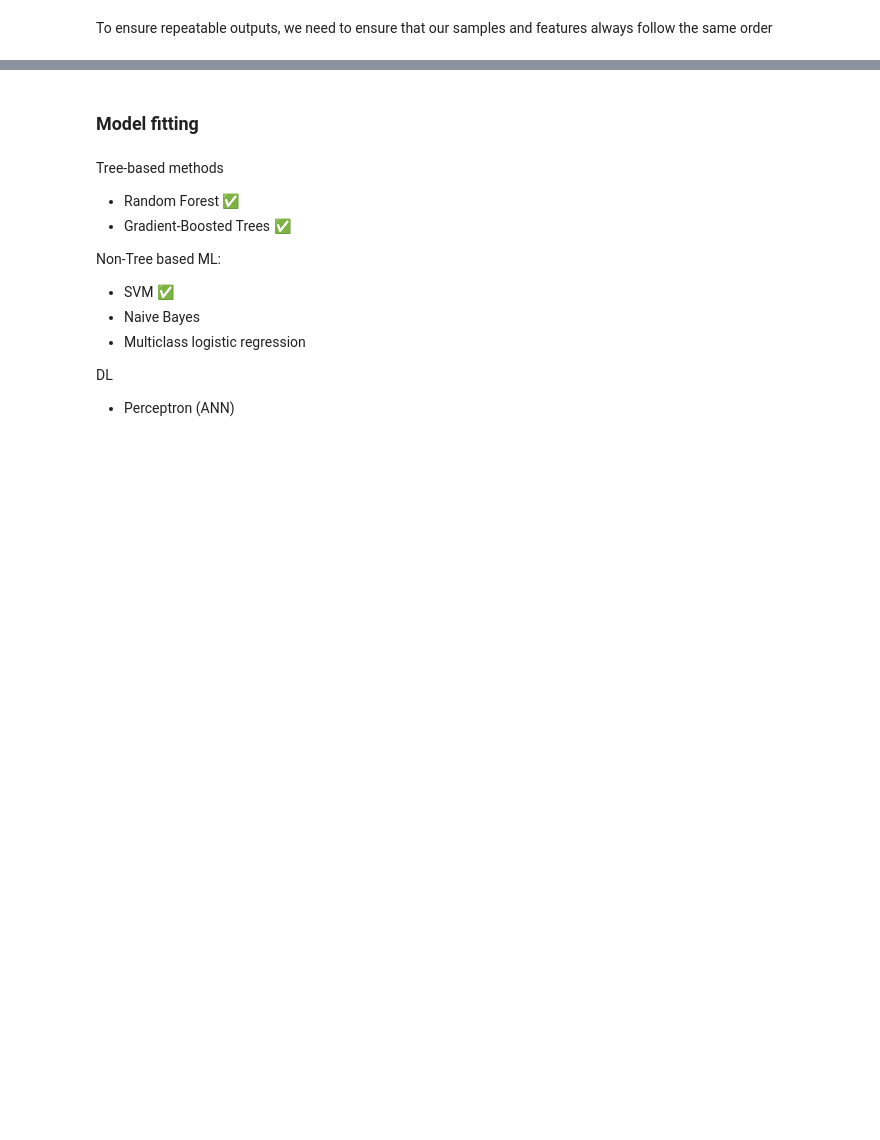
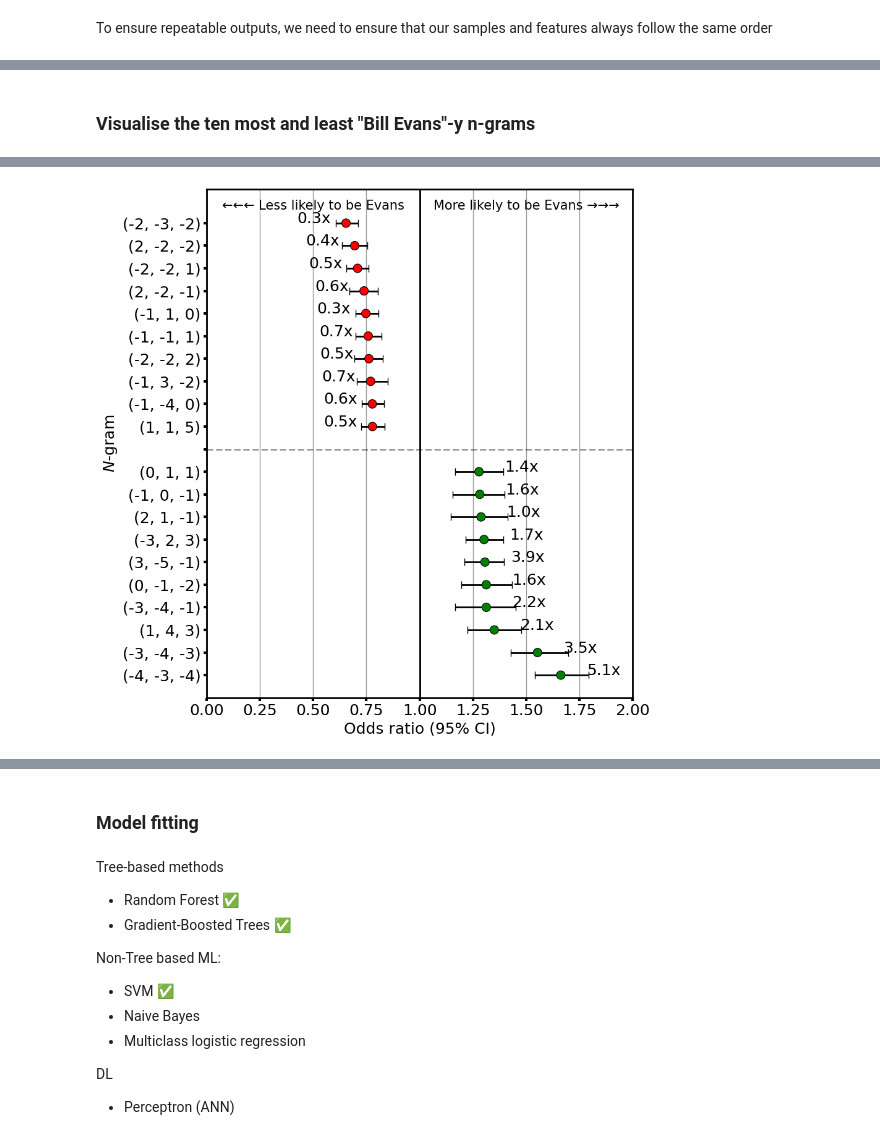
Before and after one commit to HuwCheston/Jazz-Trio-Database, a Jupyter notebook: notebooks/prediction/0.1-cheston-prediction-rhythm-melody.ipynb, the cells around one changed output, grey strips where cells are left out. Cells and saved outputs as stored; diff of their text form; code cells hidden in the pictures; blank space fills up the shorter version.

```diff
--- a/notebooks/prediction/0.1-cheston-prediction-rhythm-melody.ipynb
+++ b/notebooks/prediction/0.1-cheston-prediction-rhythm-melody.ipynb
@@ -80,2 +97,2 @@ for melody, onsets in tqdm(zip(mms, oms)):
 # %%
-valid_ngrams = set(ng for ng, vals in res.items() if len(vals['tracks']) >= 3)
+valid_ngrams = set(ng for ng, vals in res.items() if len(vals['tracks']) >= n_tracks_min)
@@ -125,0 +227,3 @@ print(tracks.iloc[:5, :5])
+# %%
+with Parallel(n_jobs=-1, verbose=5) as par:
+    accs, rocs, coefs = zip(*par(delayed(fit)(i) for i in range(1000)))
@@ -125,0 +239,17 @@ print(tracks.iloc[:5, :5])
+# %%
+cdf = pd.DataFrame(np.exp(np.vstack(coefs)))
+cdf.columns = df.columns
+# Stupid pandas.agg not working correctly when you have arguments: https://stackoverflow.com/questions/68091853/
+res = (
+    pd.DataFrame([dict(ng=col, mean=cdf[col].mean(), low=np.quantile(cdf[col], 0.025), high=np.quantile(cdf[col], 0.975)) for col in cdf.columns])
+    .sort_values(by='mean')
+    .reset_index(drop=True)
+)
+# %% [markdown]
+### Visualise the ten most and least "Bill Evans"-y n-grams
+# %%
+most_be = pd.concat([res.head(10), pd.DataFrame([dict(ng='', mean=np.nan, low=np.nan, high=np.nan)]), res.tail(10)]).reset_index(drop=True)
+# most_be['ng'] = most_be['ng'].astype(str)
+most_be['low'] = most_be['mean'] - most_be['low']
+most_be['high'] = most_be['high'] - most_be['mean']
+most_be['hue'] = most_be['mean'] < 1
@@ -125,0 +267,27 @@ print(tracks.iloc[:5, :5])
+# %%
+fig, ax = plt.subplots(1, 1, figsize=(vutils.WIDTH / 2, vutils.WIDTH / 2))
+most_be['ng_s'] = most_be['ng'].astype(str)
+ax.errorbar(
+    x=most_be['mean'], y=most_be['ng_s'], xerr=[most_be['low'], most_be['high']], lw=vutils.LINEWIDTH,
+    color=vutils.BLACK, capsize=4, zorder=0, elinewidth=vutils.LINEWIDTH, ls='none'
+)
+sns.scatterplot(
+    data=most_be, x='mean', y='ng_s', ax=ax, hue='hue', palette=[vutils.GREEN, vutils.RED],
+    legend=False, s=100, edgecolor=vutils.BLACK, zorder=10
+)
+ax.set(xlabel='Odds ratio (95% CI)', ylabel='$N$-gram', xlim=(0, 2), ylim=(21, -1.5))
+ax.grid(axis='x', zorder=0, **vutils.GRID_KWS)
+ax.axhline(10, 0, 1, linewidth=vutils.LINEWIDTH, color=vutils.BLACK, alpha=vutils.ALPHA, ls='dashed')
+ax.axvline(1, 0, 1, linewidth=vutils.LINEWIDTH, color=vutils.BLACK)
+ax.text(1.5, -0.5, 'More likely to be Evans →→→', fontsize=15, ha='center', va='bottom')
+ax.text(0.5, -0.5, '←←← Less likely to be Evans', fontsize=15, ha='center', va='bottom')
+
+for idx, row in most_be.iterrows():
+    ax.text(row['mean'] + 0.2 if row['mean'] > 1 else row['mean'] - 0.15, idx, row['proportion'], ha='center')
+
+plt.setp(ax.spines.values(), linewidth=vutils.LINEWIDTH)
+ax.tick_params(axis='both', width=vutils.TICKWIDTH)
+fig.tight_layout()
+fig.savefig(f'{utils.get_project_root()}/reports/figures/ngram_plots/stripplot_evans_3gram_oddsratios.png')
+plt.show()
+# %% [output]
@@ -125,0 +298 @@ print(tracks.iloc[:5, :5])
+[figure, added]
```
Also changed, not shown: parts of 44 cells of this notebook, 3 other files.
